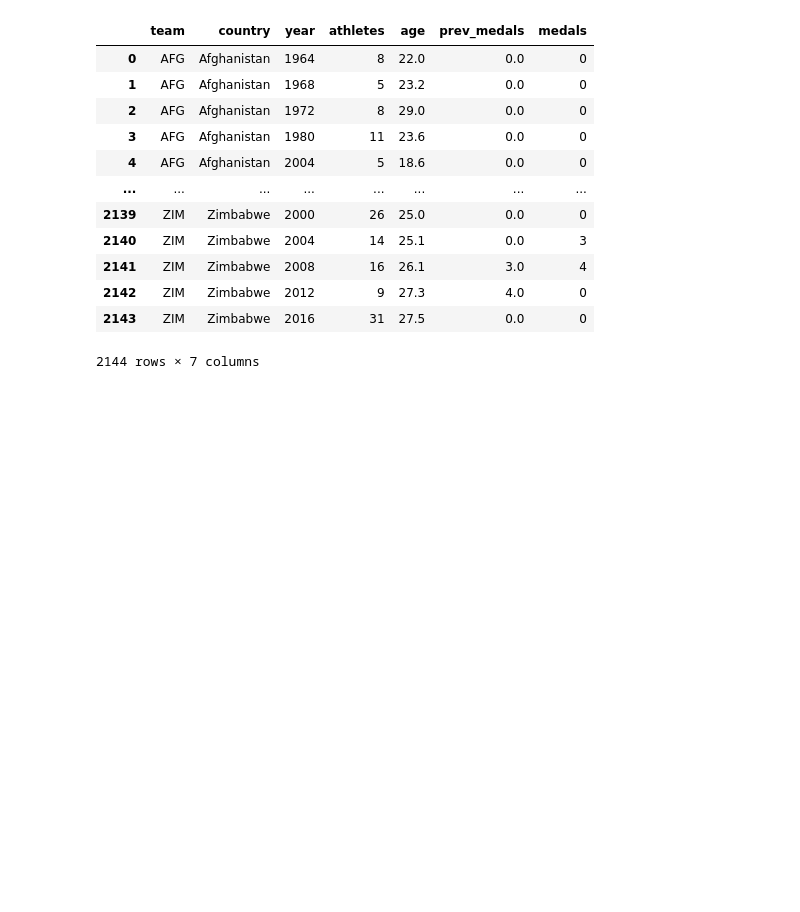
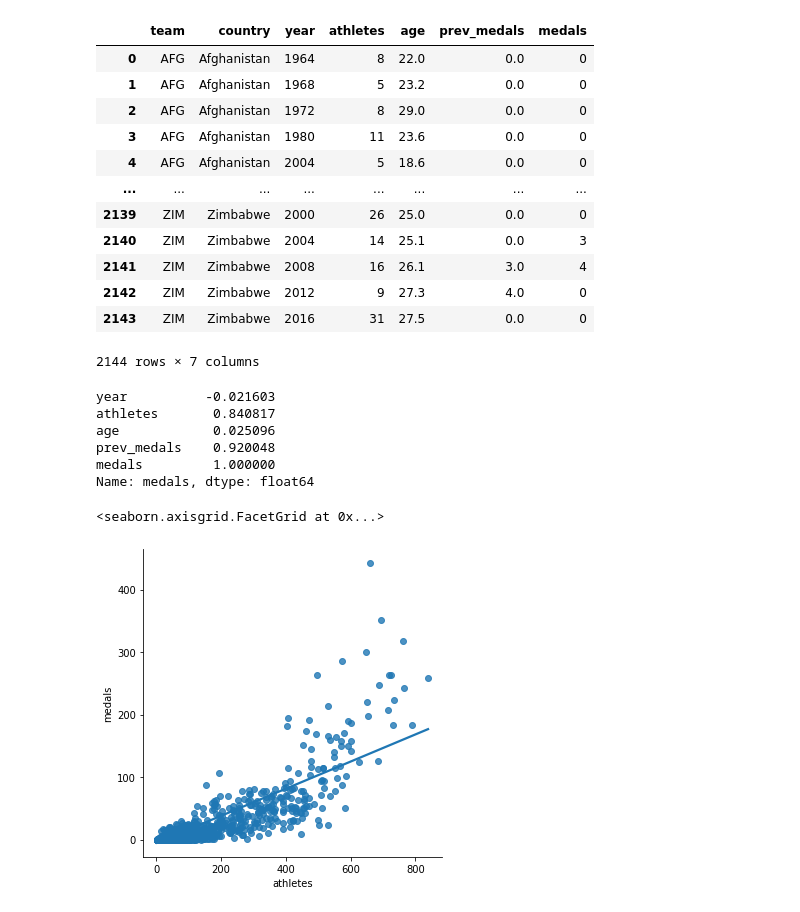
Before and after one commit to alvin-pl/olympic_medals, a Jupyter notebook: import_data.ipynb, the cells around one changed output. Cells and saved outputs as stored; diff of their text form; code cells hidden in the pictures; blank space fills up the shorter version.

Commit message:
Add files via upload
installed, imported, and used Seaborn

```diff
--- a/import_data.ipynb
+++ b/import_data.ipynb
@@ -36,3 +56,12 @@ teams
 | 2142 | ZIM | Zimbabwe | 2012 | 9 | 27.3 | 4.0 | 0 |
 | 2143 | ZIM | Zimbabwe | 2016 | 31 | 27.5 | 0.0 | 0 |
 2144 rows × 7 columns
+# %%
+teams.corr()["medals"] #correlation
+# %% [output]
+year          -0.021603
+athletes       0.840817
+age            0.025096
+prev_medals    0.920048
+medals         1.000000
+Name: medals, dtype: float64
@@ -38,0 +70,5 @@ teams
+# %%
+sns.lmplot(x="athletes", y="medals", data=teams, fit_reg=True, ci=None)
+# %% [output]
+<seaborn.axisgrid.FacetGrid at 0x...>
+[figure, added]
```
Also changed, not shown: parts of 2 cells of this notebook.
